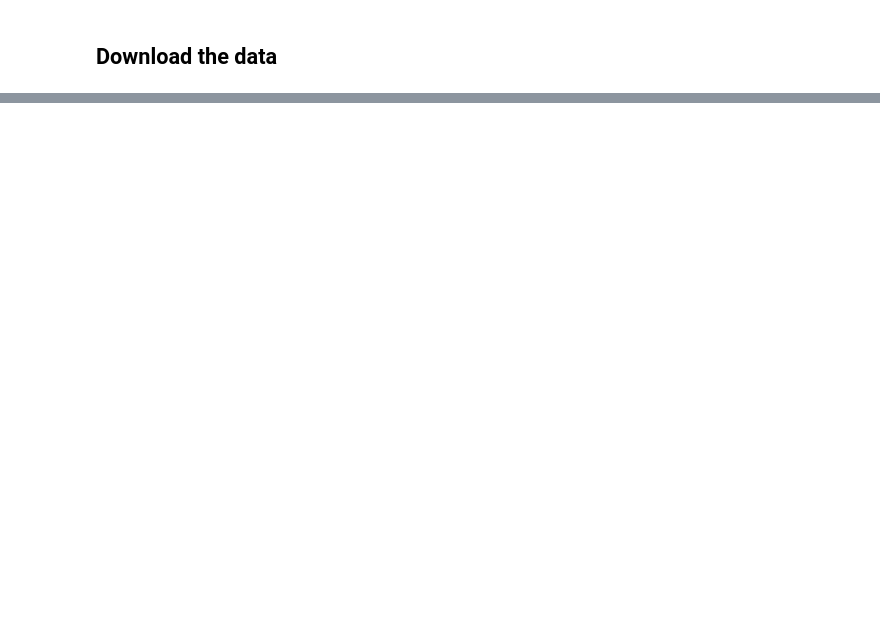
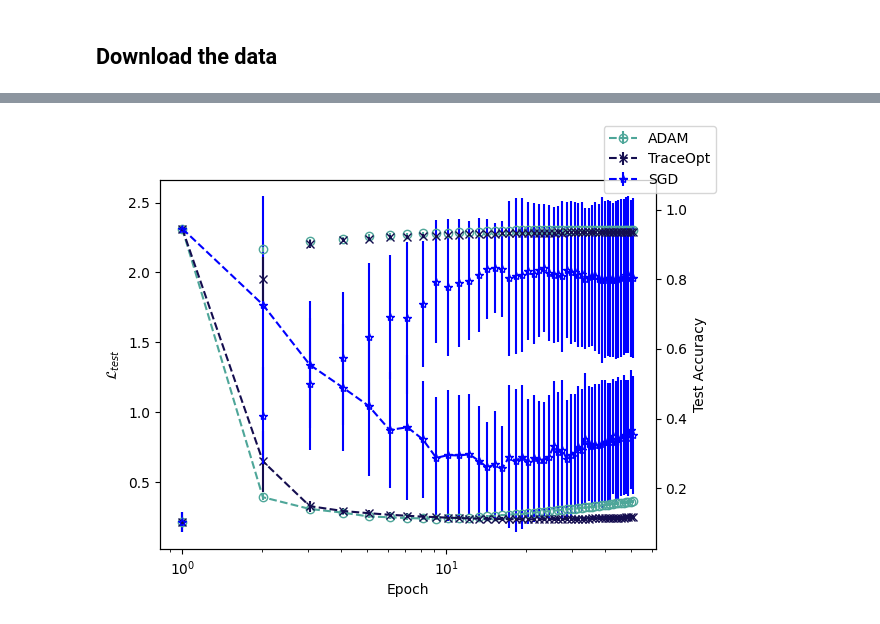
Before and after one commit to SamTov/projects, a Jupyter notebook: theoml-lab/traceopt/optimizer-experiments/optimizer-performance/mnist-dense/mnist-dense.ipynb, the cells around one changed output, grey strips where cells are left out. Saved outputs shown, nothing was run; the diff lists cells and outputs as text; code cells hidden in the pictures; blank space fills up the shorter version.

```diff
--- a/theoml-lab/traceopt/optimizer-experiments/optimizer-performance/mnist-dense/mnist-dense.ipynb
+++ b/theoml-lab/traceopt/optimizer-experiments/optimizer-performance/mnist-dense/mnist-dense.ipynb
@@ -20,5 +21,3 @@ TFRT_CPU_0
 # %% [markdown]
 ## Download the data
-# %%
-generator = nl.data.MNISTGenerator(ds_size=1000)
 # %%
@@ -88,4 +96,6 @@ KeyboardInterrupt:
 # %%
+ensembles = 20
+
 def load_data(file, data="loss"):
     with hf.File(file, "r") as db:
         data = db[data][:]
@@ -96,7 +106,7 @@ adam_loss_data = []
 adam_accuracy_data = []
 
 
-for i in range(10):
+for i in range(ensembles):
     adam_loss_data.append(
         load_data(f"adam_test_recorder_{i}.h5")
     )
@@ -107,12 +117,23 @@ for i in range(10):
 traceopt_loss_data = []
 traceopt_accuracy_data = []
 
-for i in range(10):
+for i in range(ensembles):
     traceopt_loss_data.append(
-        load_data(f"_test_recorder_{i}.h5")
+        load_data(f"traceopt_test_recorder_{i}.h5")
     )
     traceopt_accuracy_data.append(
-        load_data(f"_test_recorder_{i}.h5", data="accuracy")
+        load_data(f"traceopt_test_recorder_{i}.h5", data="accuracy")
+    )
+
+sgd_loss_data = []
+sgd_accuracy_data = []
+
+for i in range(ensembles):
+    sgd_loss_data.append(
+        load_data(f"sgd_test_recorder_{i}.h5")
+    )
+    sgd_accuracy_data.append(
+        load_data(f"sgd_test_recorder_{i}.h5", data="accuracy")
     )
 
 
@@ -141,35 +162,56 @@ ax1.errorbar(
     linestyle="--",
     label="TraceOpt"
 )
+ax1.errorbar(
+    x,
+    np.mean(sgd_loss_data, axis=0),
+    yerr=np.std(sgd_loss_data, axis=0),
+    marker='*',
+    c = "blue",
+    mfc="none",
+    linestyle="--",
+    label="SGD"
+)
 
 ax2.errorbar(
     x,
     np.mean(adam_accuracy_data, axis=0),
     yerr=np.std(adam_accuracy_data, axis=0),
     marker='o',
     c="#4EA699",
     mfc="none",
     linestyle="none",
 )
 ax2.errorbar(
     x,
     np.mean(traceopt_accuracy_data, axis=0),
     yerr=np.std(traceopt_accuracy_data, axis=0),
     marker='x',
     c = "#140D4F",
     mfc="none",
     linestyle="none",
 )
+ax2.errorbar(
+    x,
+    np.mean(sgd_accuracy_data, axis=0),
+    yerr=np.std(sgd_accuracy_data, axis=0),
+    marker='*',
+    c = "blue",
+    mfc="none",
+    linestyle="none",
+)
 
 ax1.set_xlabel("Epoch")
 ax1.set_ylabel(r"$\mathcal{L}_{test}$")
 ax2.set_ylabel(r"Test Accuracy")
 
 # plt.yscale("log")
 ax1.set_xscale("log")
 fig.legend()
 plt.savefig("mnist-dense-vs-adam.pdf")
 plt.show()
+# %% [output]
+[figure, added]
 # %%
 with hf.File("adam_test_recorder_0.h5", 'r') as db:
     adata = db["accuracy"][:]
```
Also changed, not shown: parts of 2 cells of this notebook, 4 other files.
